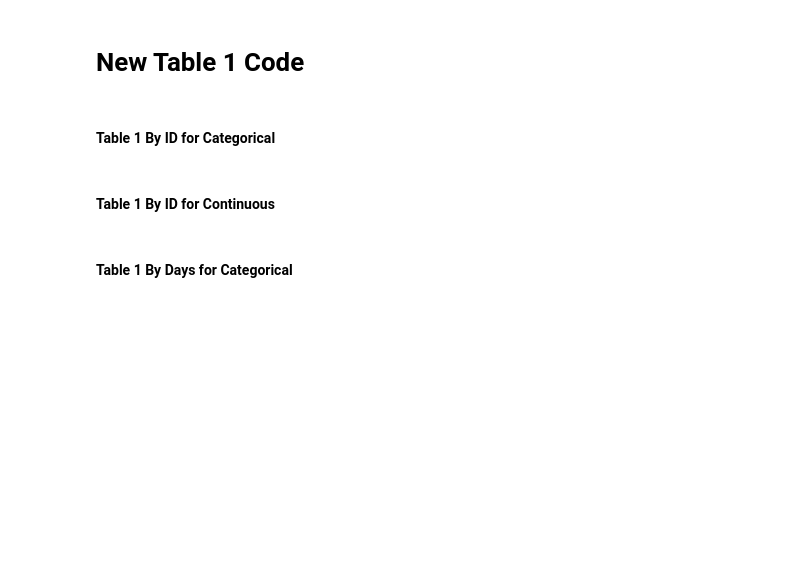
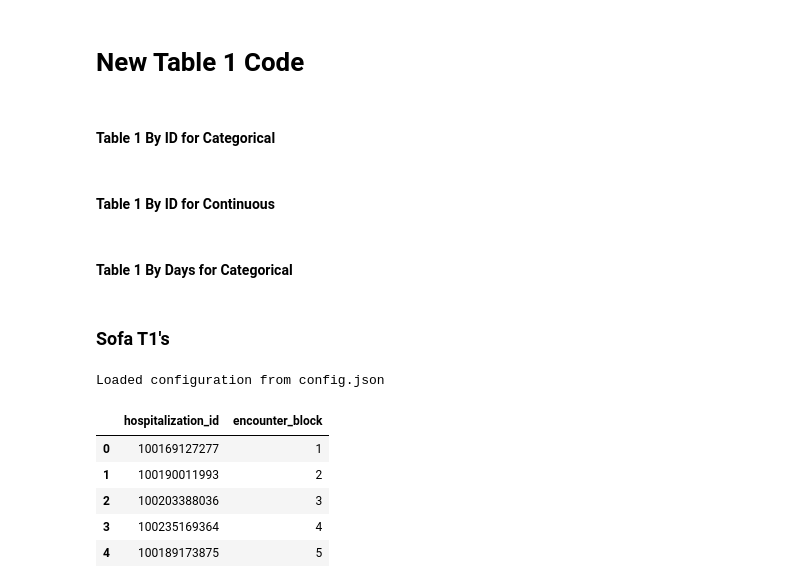
Before and after one commit to vaishvikr/CLIF_rule-based-SBT-comparison, a Jupyter notebook: code/01_SAT_standard.ipynb, the cells around one changed output. Cells and saved outputs as stored; diff of their text form; code cells hidden in the pictures; blank space fills up the shorter version.

```diff
--- a/code/01_SAT_standard.ipynb
+++ b/code/01_SAT_standard.ipynb
@@ -878,3 +1140,25 @@ for x in tqdm(
     )
     summary_df = t1code.manual_tableone(day_summary, continuous_cols)
     summary_df.to_csv(f"{directory_path}/table1_{x}_continuous.csv", index=False)
+# %% [markdown]
+### Sofa T1's
+# %%
+import pySofa as sofa
+sofa.pyCLIF2.helper
+
+continuous_cols_sofa = [ 'sofa_cv_97', 'sofa_coag',
+       'sofa_liver', 'sofa_resp_pf', 'sofa_resp_pf_imp', 'sofa_resp',
+       'sofa_cns', 'sofa_renal', 'sofa_total']
+# %% [output]
+Loaded configuration from config.json
+# %%
+mapping_ids = pd.read_csv('../output/intermediate/hospitalization_to_block_df.csv')
+encounter_dict = dict(zip(mapping_ids['hospitalization_id'].astype(str), mapping_ids['encounter_block'].astype(str)))
+mapping_ids.head()
+# %% [output]
+|  | hospitalization_id | encounter_block |
+| 0 | 100169127277 | 1 |
+| 1 | 100190011993 | 2 |
+| 2 | 100203388036 | 3 |
+| 3 | 100235169364 | 4 |
+| 4 | 100189173875 | 5 |
```
Also changed, not shown: parts of 20 cells of this notebook, 11 other files.
